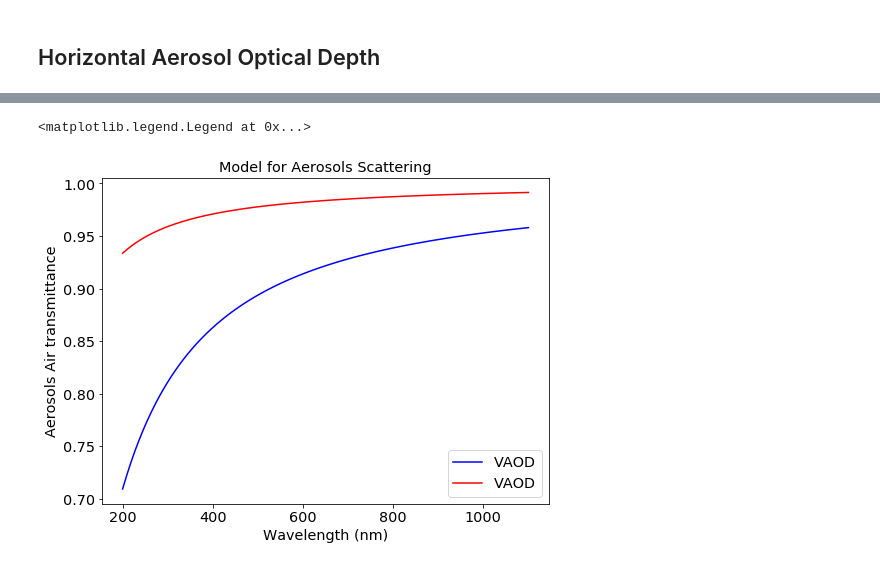
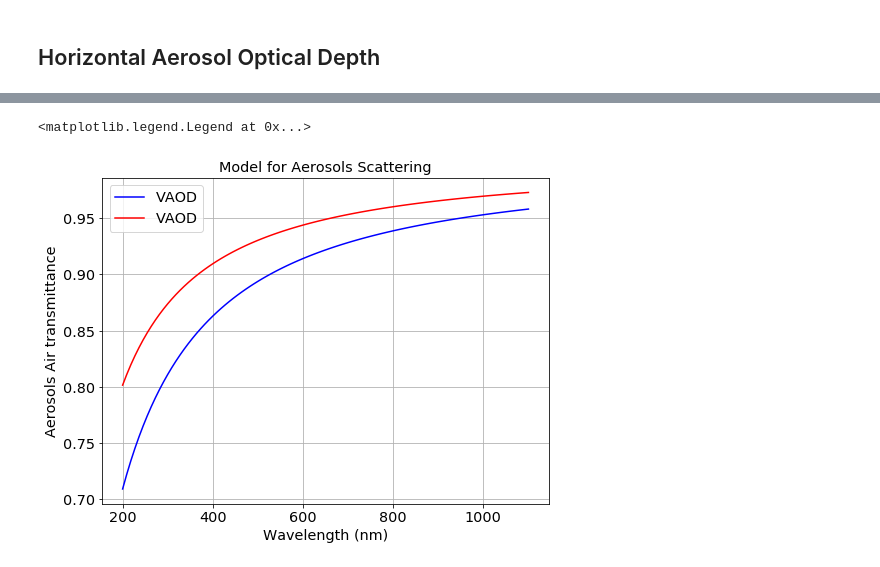
Before and after one commit to sylvielsstfr/AtmSimForOHP, a Jupyter notebook: AirPhysics/AerosolsScattering.ipynb, the cells around one changed output, grey strips where cells are left out. Saved outputs shown, nothing was run; the diff lists cells and outputs as text; code cells hidden in the pictures.

Commit message:
put aerosols

```diff
--- a/AirPhysics/AerosolsScattering.ipynb
+++ b/AirPhysics/AerosolsScattering.ipynb
@@ -41,7 +34,3 @@ M_h2o=18.016*u.g/u.mol
-# %%
-P0=101325.*u.Pa;   # /*!< Pa : pressure at see level */
-T0=288.15*u.K;   #/*!< sea level temperature */
-L=0.0065*u.K/u.m  # refroidissement en fonction de l'altitude
 # %% [markdown]
 ## Functions
 # %% [markdown]
@@ -181,10 +96,8 @@ def HAeroOptDepth(wavelength,L,HP,tau_aerosols_550=0.10,alpha_ang=1.22) :
 
     """
 
-
-    VAOD=(L/HP)*VAeroOptDepth(wavelength,tau_aerosols_550,alpha_ang)
-
+    VAOD=((L/HP).decompose())*VAeroOptDepth(wavelength,tau_aerosols_550,alpha_ang)
 
     return VAOD
 # %%
-HAOD=HAeroOptDepth(wavelength,L=200.*u.m)
+HAOD=HAeroOptDepth(wavelength,L=200.*u.m,HP=1.*u.km)
@@ -218,10 +104,11 @@ print HAOD
 # %%
 plt.plot(wavelength,np.exp(-VAOD),'b-',label='VAOD')
 plt.plot(wavelength,np.exp(-HAOD.decompose()),'r-',label='VAOD')
 plt.title('Model for Aerosols Scattering')
 plt.xlabel('Wavelength (nm)')
 plt.ylabel('Aerosols Air transmittance')
+plt.grid(True)
 plt.legend()
 # %% [output]
 <matplotlib.legend.Legend at 0x...>
-[figure, old version]
+[figure, new version]
```
Also changed, not shown: parts of 15 cells of this notebook, 1 other file.
